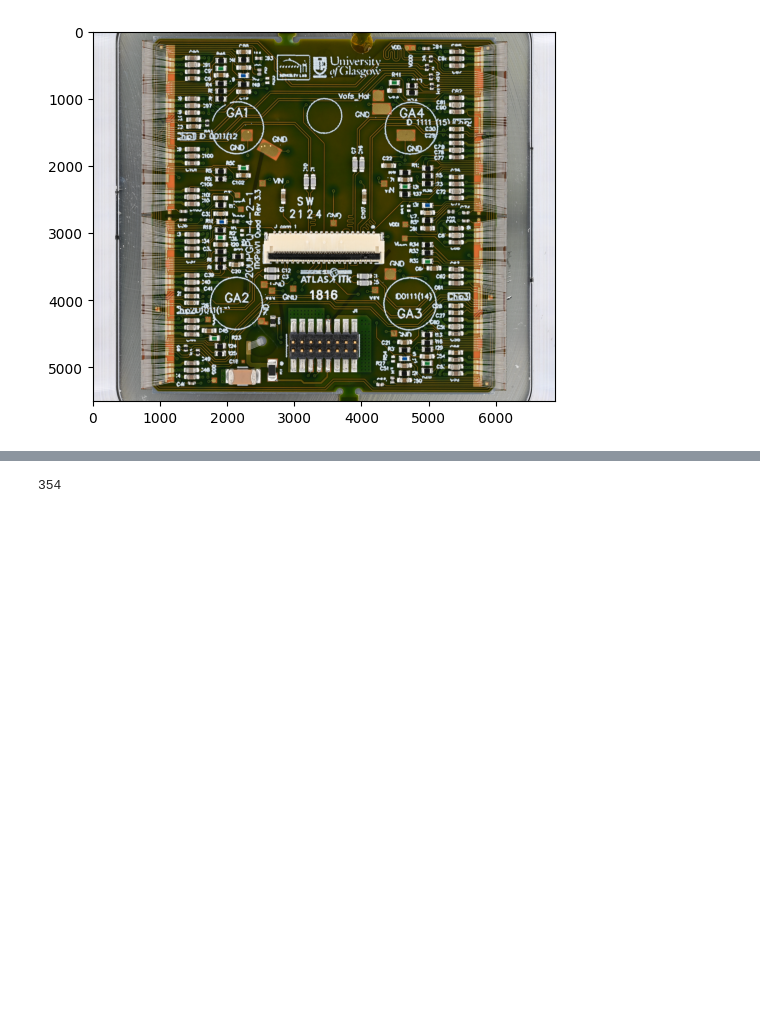
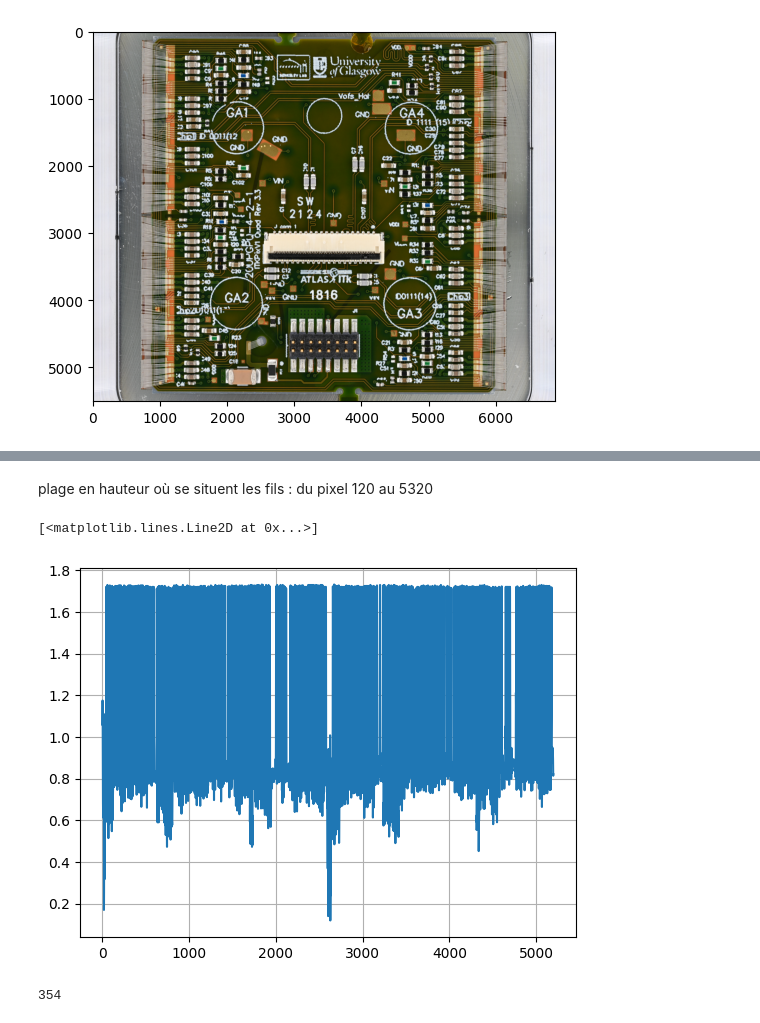
Before and after one commit to GabrielVandersippe/cern-cablage, a Jupyter notebook: Matthieu.ipynb, the cells around one changed output, grey strips where cells are left out. Cells and saved outputs as stored; diff of their text form; code cells hidden in the pictures; blank space fills up the shorter version.

```diff
--- a/Matthieu.ipynb
+++ b/Matthieu.ipynb
@@ -40 +40,11 @@ plt.plot(trace(sectionimage))
+# %% [markdown]
+plage en hauteur où se situent les fils : du pixel 120 au 5320
+# %%
+sectionimage = np.array([[ im[i,770 + j,].tolist() for j in range(15) ] for i in range(120,5320) ]) # section sur laquelle on va compter
+plt.figure()
+plt.grid()
+plt.plot(trace(sectionimage))
+# %% [output]
+[<matplotlib.lines.Line2D at 0x...>]
+[figure, added]
 # %%
```
Also changed, not shown: parts of 16 cells of this notebook.
